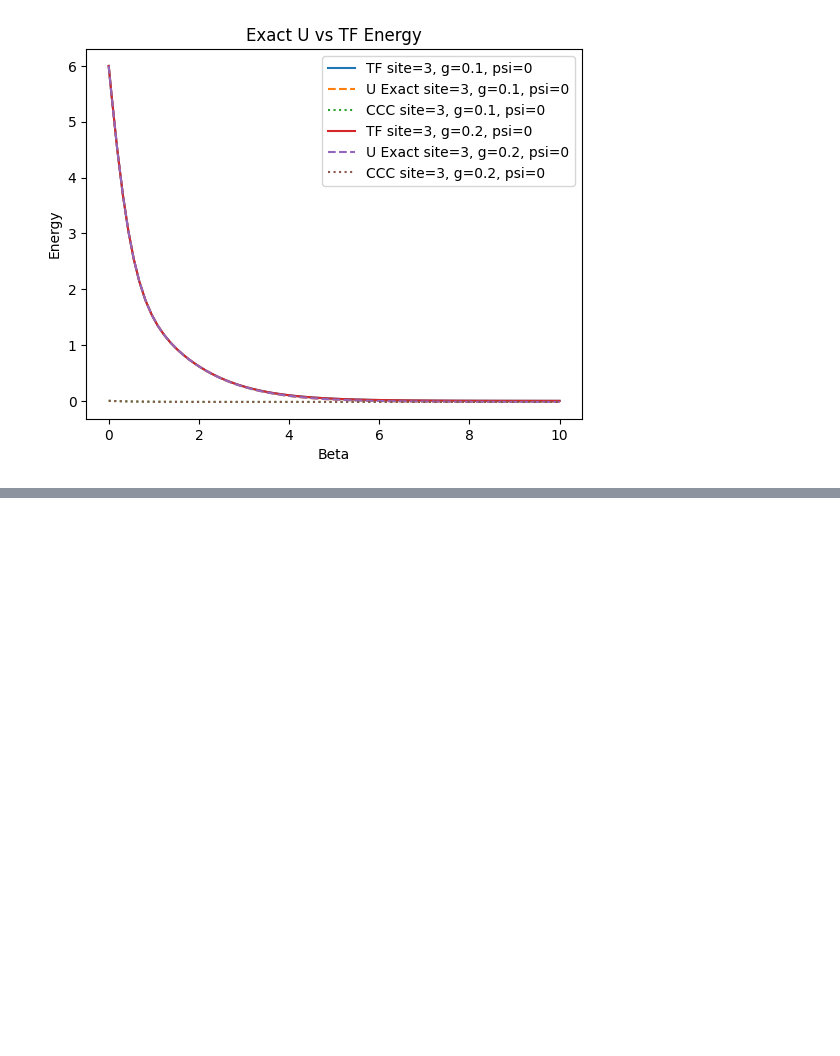
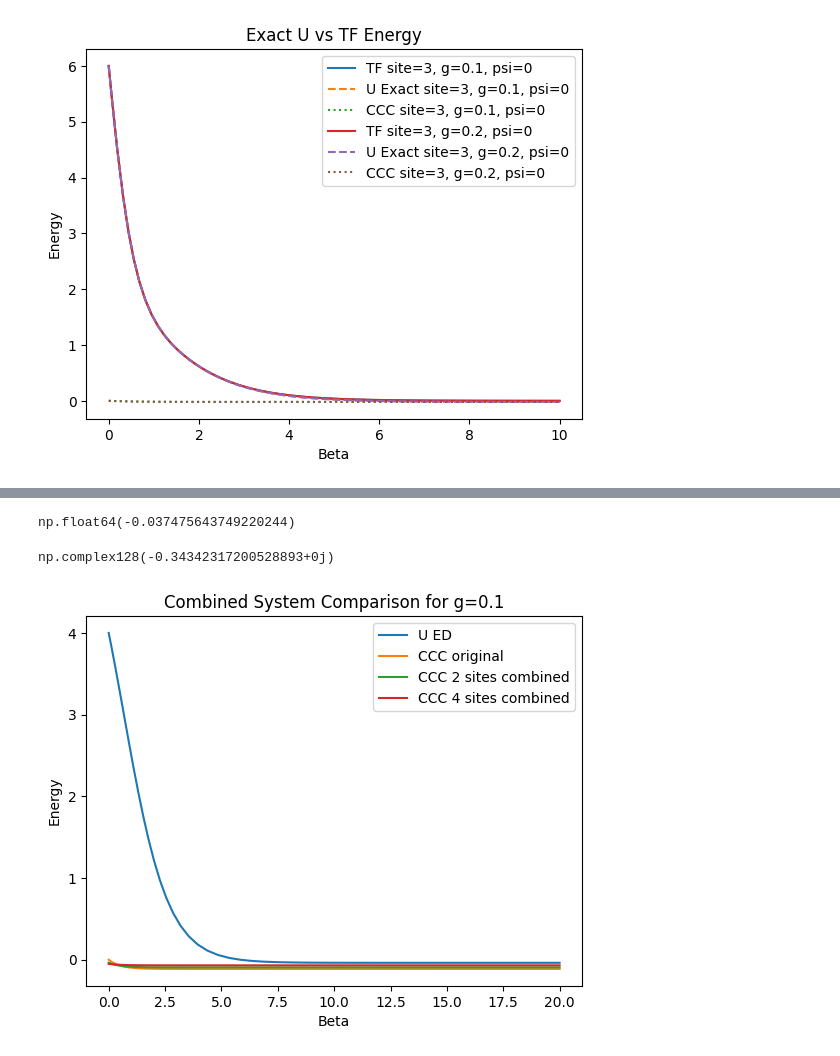
Before and after one commit to Gilfrim/Computational-Analysis-of-Many-Rotor-Systems, a Jupyter notebook: script_examples/script_examples_2.ipynb, the cells around one changed output, grey strips where cells are left out. Drawn from its saved outputs; the diff is of its cells as text; code cells hidden in the pictures; blank space fills up the shorter version.

```diff
--- a/script_examples/script_examples_2.ipynb
+++ b/script_examples/script_examples_2.ipynb
@@ -495,0 +614,2 @@ plt.show()
+# %%
+time, energy, t_0, _ = integration_scheme_fast(site, state, K, V, V, periodic=periodic, t_final=20)
@@ -495,0 +634,2 @@ plt.show()
+# %%
+time_2, energy_2, t_0_2, _ = integration_scheme_fast(3, state_comb_2, K_comb_e_2, V_comb_e_2_xy, V_comb_e_2_yx, periodic=periodic, t_final=20)
@@ -495,0 +654,2 @@ plt.show()
+# %%
+time_4, energy_4, t_0_4, _ = integration_scheme_fast(2, state_comb_4, K_comb_e_4, V_comb_e_4_xy, V_comb_e_4_yx, periodic=periodic, t_final=20)
@@ -495,0 +674,22 @@ plt.show()
+# %%
+ED_U_val = np.array([U_stat(eig_val, x) for x in time])
+# %%
+ED_U_val[-1]
+# %% [output]
+np.float64(-0.037475643749220244)
+# %%
+energy_4[-1] * 5
+# %% [output]
+np.complex128(-0.34342317200528893+0j)
+# %%
+plt.plot(time, ED_U_val, label=f"U ED")
+plt.plot(time, energy, label=f"CCC original")
+plt.plot(time_2, energy_2, label=f"CCC 2 sites combined")
+plt.plot(time_4, energy_4, label=f"CCC 4 sites combined")
+plt.title(f"Combined System Comparison for g={g}")
+plt.xlabel("Beta")
+plt.ylabel("Energy")
+plt.legend()
+plt.show()
+# %% [output]
+[figure, added]
```
Also changed, not shown: parts of 28 cells of this notebook, 8 other files.
